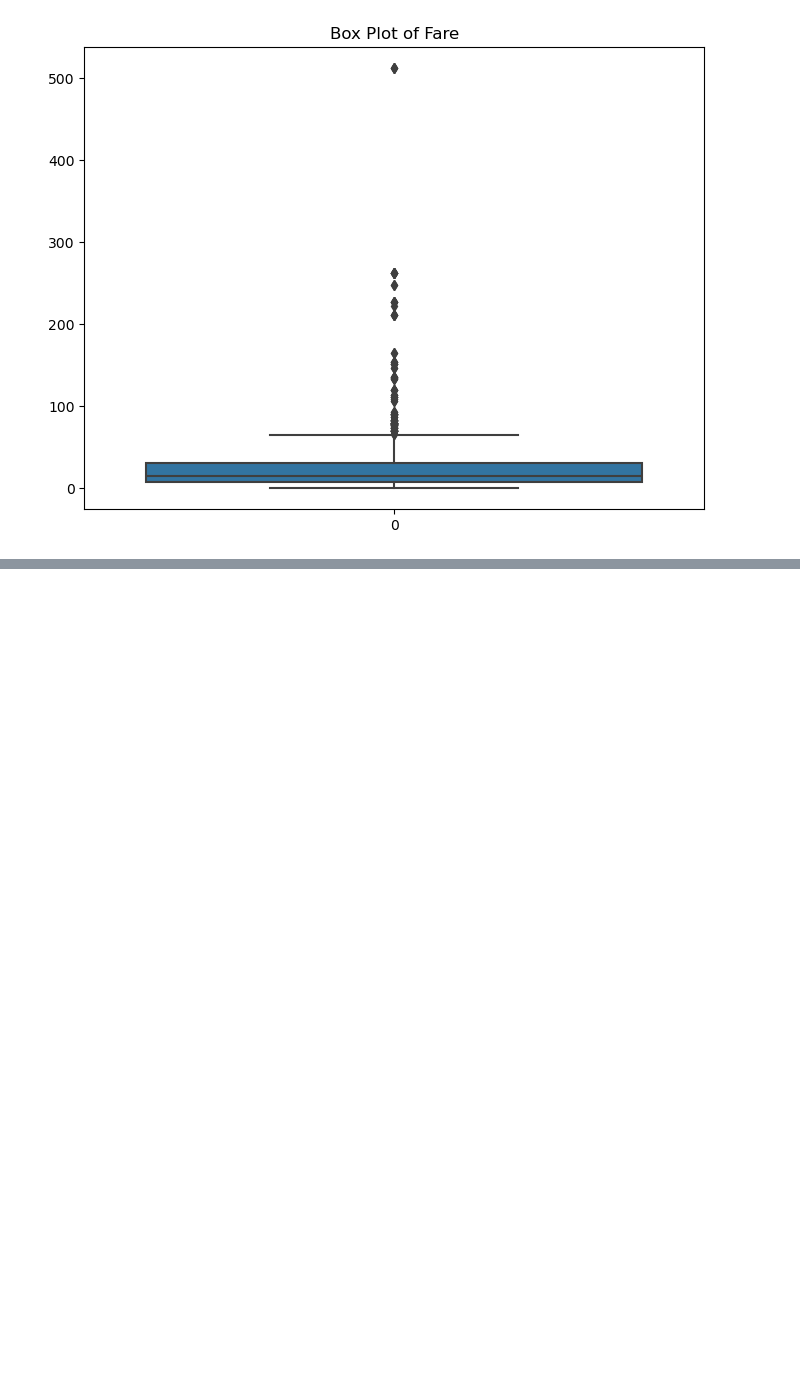
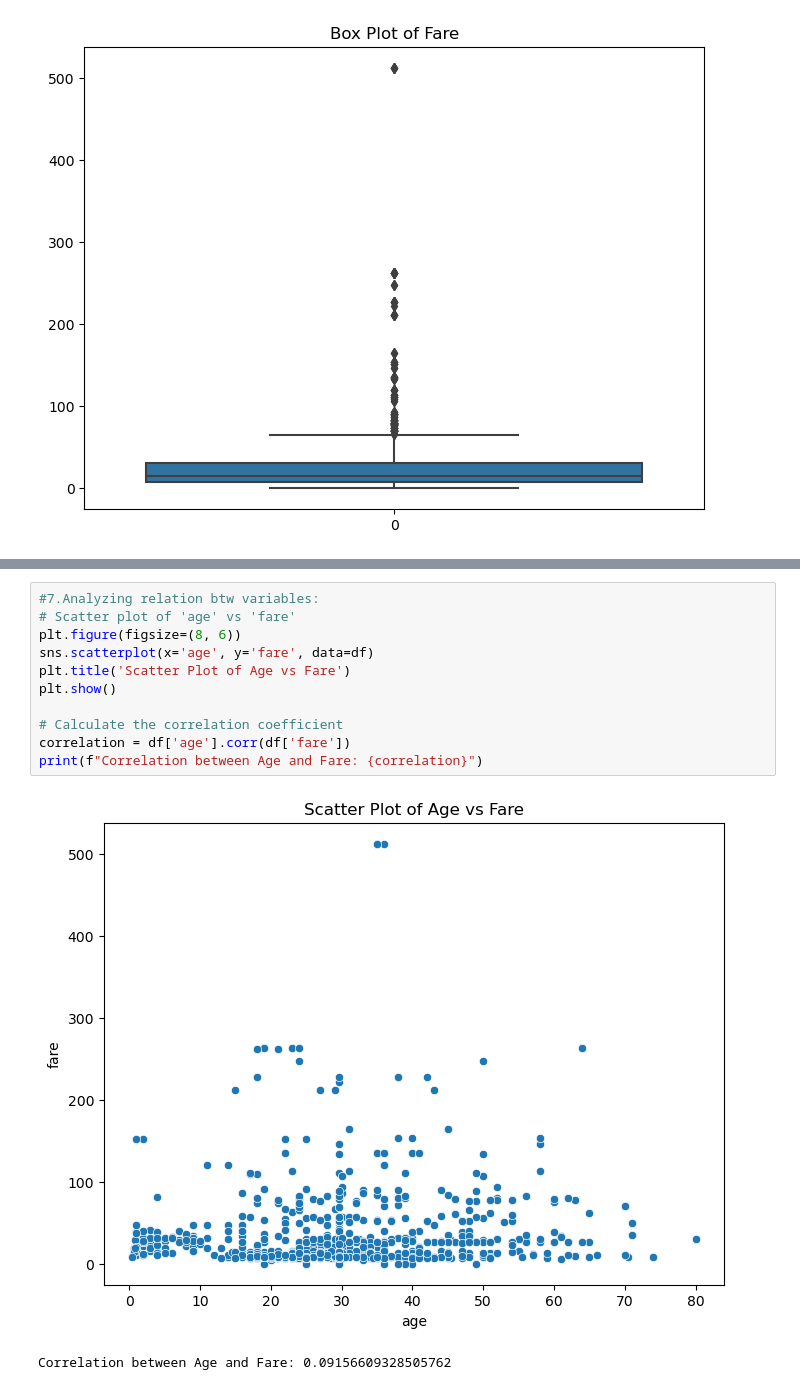
Before and after one commit to Nashra-Tazmeen/python, a Jupyter notebook: d-5.ipynb, the cells around one changed output, grey strips where cells are left out. Cells and saved outputs as stored; diff of their text form; blank space fills up the shorter version.

```diff
--- a/d-5.ipynb
+++ b/d-5.ipynb
@@ -133,0 +211,14 @@ plt.show()
+# %%
+#7.Analyzing relation btw variables:
+# Scatter plot of 'age' vs 'fare'
+plt.figure(figsize=(8, 6))
+sns.scatterplot(x='age', y='fare', data=df)
+plt.title('Scatter Plot of Age vs Fare')
+plt.show()
+
+# Calculate the correlation coefficient
+correlation = df['age'].corr(df['fare'])
+print(f"Correlation between Age and Fare: {correlation}")
+# %% [output]
+[figure, added]
+Correlation between Age and Fare: 0.09156609328505762
```
Also changed, not shown: parts of 6 cells of this notebook.
